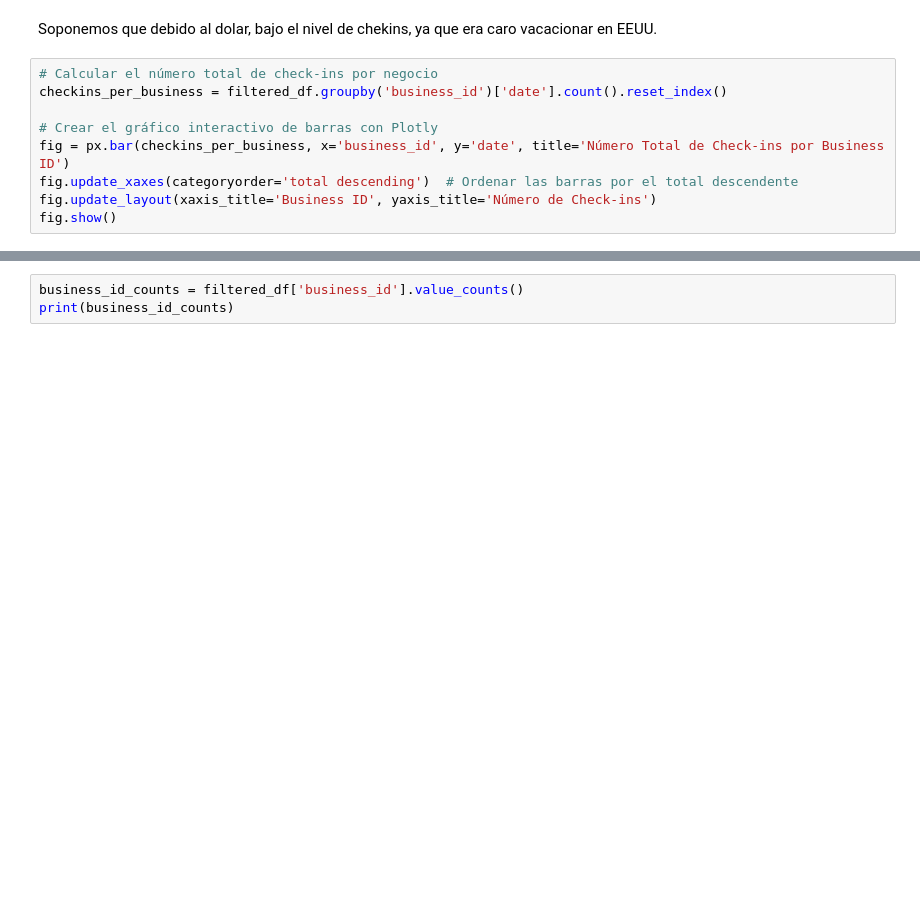
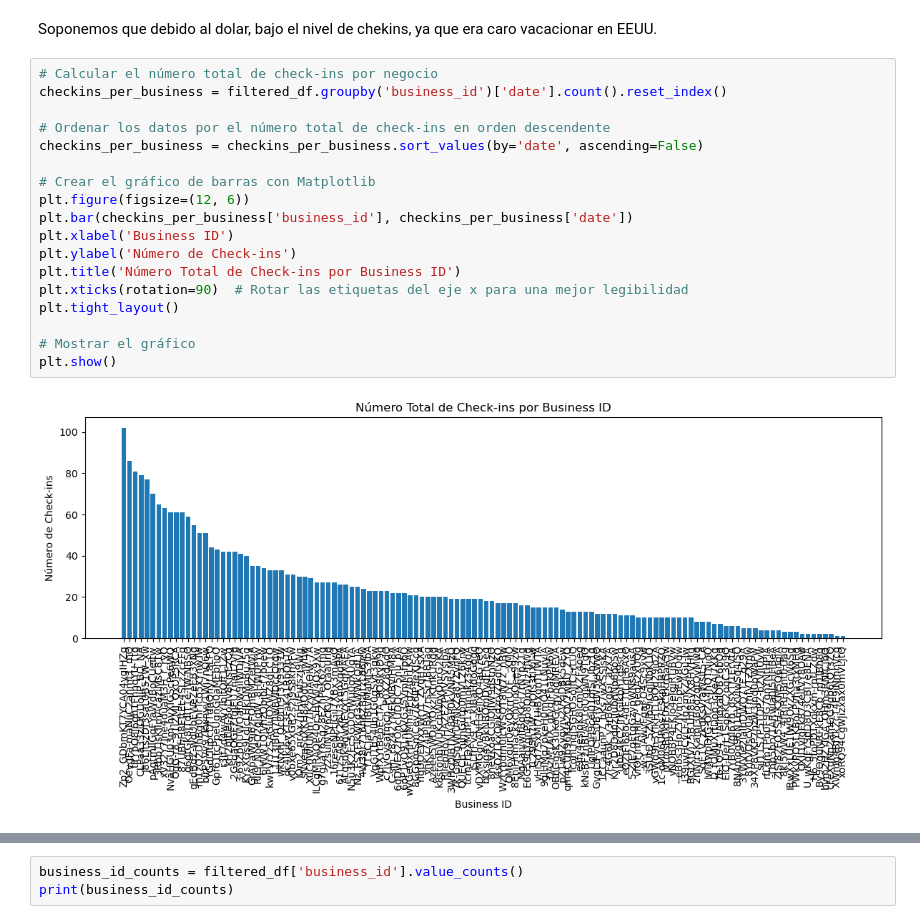
Before and after one commit to MartiPeker/Proyecto-Google-Yelp, a Jupyter notebook: EDA Yelp/HolidaysInnCheckins.ipynb, the cells around one changed output, grey strips where cells are left out. Cells and saved outputs as stored; diff of their text form; blank space fills up the shorter version.

```diff
--- a/EDA Yelp/HolidaysInnCheckins.ipynb
+++ b/EDA Yelp/HolidaysInnCheckins.ipynb
@@ -136,9 +150,20 @@ Soponemos que debido al dolar, bajo el nivel de chekins, ya que era caro vacacio
 # %%
 # Calcular el número total de check-ins por negocio
 checkins_per_business = filtered_df.groupby('business_id')['date'].count().reset_index()
 
-# Crear el gráfico interactivo de barras con Plotly
-fig = px.bar(checkins_per_business, x='business_id', y='date', title='Número Total de Check-ins por Business ID')
-fig.update_xaxes(categoryorder='total descending')  # Ordenar las barras por el total descendente
-fig.update_layout(xaxis_title='Business ID', yaxis_title='Número de Check-ins')
-fig.show()
+# Ordenar los datos por el número total de check-ins en orden descendente
+checkins_per_business = checkins_per_business.sort_values(by='date', ascending=False)
+
+# Crear el gráfico de barras con Matplotlib
+plt.figure(figsize=(12, 6))
+plt.bar(checkins_per_business['business_id'], checkins_per_business['date'])
+plt.xlabel('Business ID')
+plt.ylabel('Número de Check-ins')
+plt.title('Número Total de Check-ins por Business ID')
+plt.xticks(rotation=90)  # Rotar las etiquetas del eje x para una mejor legibilidad
+plt.tight_layout()
+
+# Mostrar el gráfico
+plt.show()
+# %% [output]
+[figure, added]
```
Also changed, not shown: parts of 7 cells of this notebook, 1 other file.
